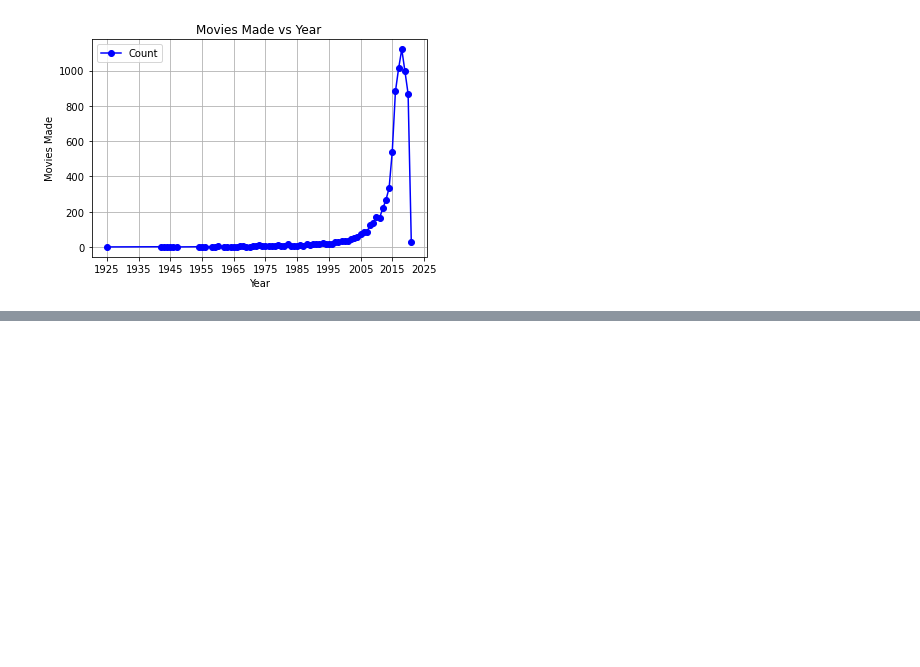
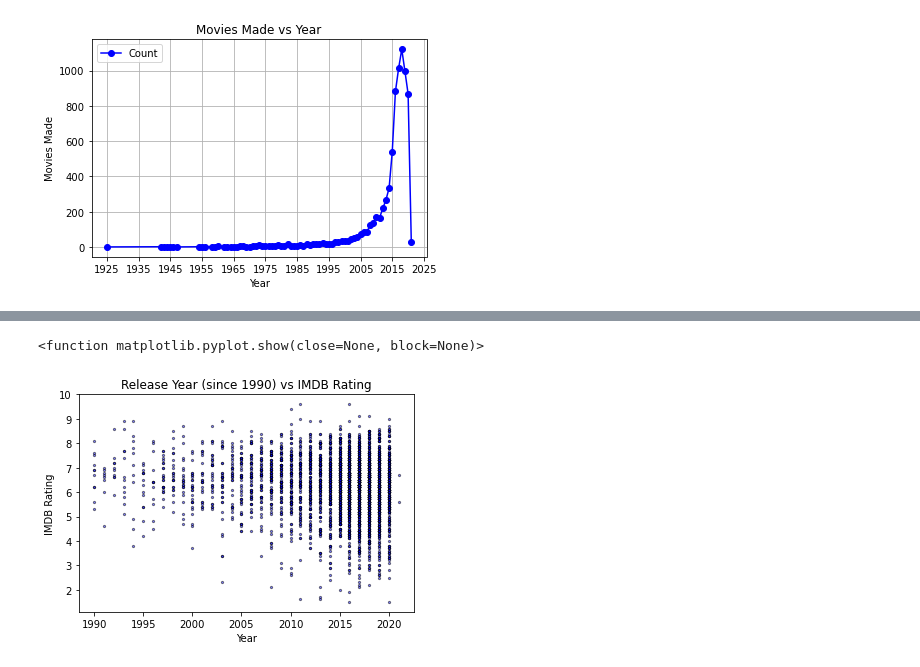
Before and after one commit to Joely0819/project1, a Jupyter notebook: Genre & Year.ipynb, the cells around one changed output, grey strips where cells are left out. Saved outputs shown, nothing was run; the diff lists cells and outputs as text; code cells hidden in the pictures; blank space fills up the shorter version.

```diff
--- a/Genre & Year.ipynb
+++ b/Genre & Year.ipynb
@@ -117,0 +163,20 @@ plt.show
+# %%
+#getting data from 1990 and on
+since_1990 = info_df.loc[info_df['Release Year'] >= 1990]
+since_1990
+
+#making scatter plot
+x_val = since_1990["Release Year"]
+y_val = since_1990["IMDB Rating"]
+plt.scatter(x_val, y_val, marker = '.', facecolors = 'b',
+            edgecolors = 'k', s = 20, alpha = 0.5)
+plt.title("Release Year (since 1990) vs IMDB Rating")
+plt.xlabel("Year")
+plt.ylabel("IMDB Rating")
+
+#save and print
+plt.savefig('year since 1990 vs rating.png')
+plt.show
+# %% [output]
+<function matplotlib.pyplot.show(close=None, block=None)>
+[figure, added]
```
Also changed, not shown: parts of 4 cells of this notebook, 3 other files.
